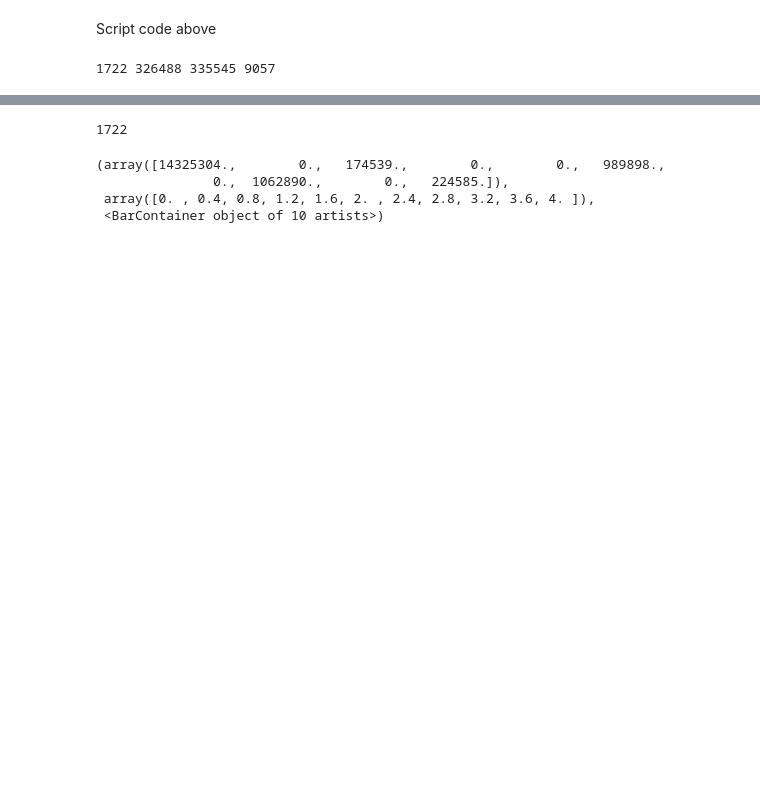
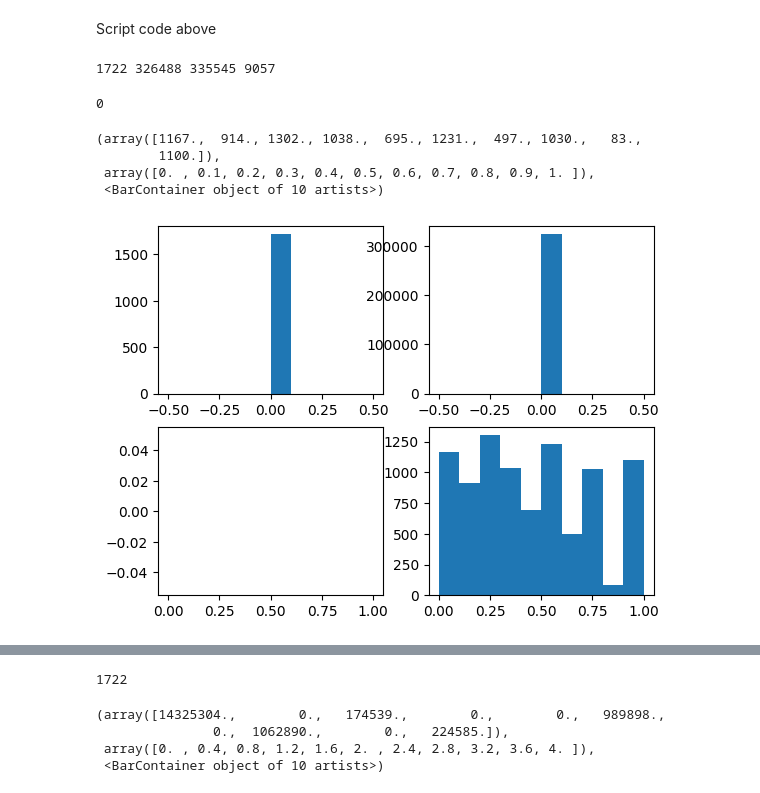
Before and after one commit to lgoldbach/rna_folding, a Jupyter notebook: analysis/evaluate_rna_folding.ipynb, the cells around one changed output, grey strips where cells are left out. Saved outputs shown, nothing was run; the diff lists cells and outputs as text; code cells hidden in the pictures; blank space fills up the shorter version.

```diff
--- a/analysis/evaluate_rna_folding.ipynb
+++ b/analysis/evaluate_rna_folding.ipynb
@@ -17,14 +17,14 @@ gp_map = gpmap_to_dict(args.phenotypes, args.genotypes)
 with open(args.reference, "r") as ref:
     ref_dict = dict([line.strip().split() for line in ref])
 
-f1_scores = []
+f1_scores = {}
 f1_scores_avg = {}
 for query_seq in gp_map:
     ref_ss = ref_dict[query_seq]
     # loop over suboptimal strucs and compare to ref
     f1 = [f1_score(ref_ss, query_ss)
             for query_ss in gp_map[query_seq]]
-    f1_scores.append(f1)
+    f1_scores[query_seq] = f1
     f1_scores_avg[query_seq] = np.mean(f1)
 
 f1_score_avg_no_zero = [i for i in f1_scores_avg.values() if i > 0]
@@ -48,3 +48,13 @@ for seq, score in f1_scores_avg.items():
 print(both_unfold_count, ref_unfold_count, len(gp_map), len(gp_map)-ref_unfold_count)
 # %% [output]
 1722 326488 335545 9057
+# %%
+unfolded_f1_score_over_zero = []
+for seq in unfolded_gts:
+    if f1_scores_avg[seq] > 0:
+        unfolded_f1_score_over_zero.append(seq)
+print(len(unfolded_f1_score_over_zero))
+
+# all unfolded have F1 score of zero
+# %% [output]
+0
@@ -50,0 +86,12 @@ print(both_unfold_count, ref_unfold_count, len(gp_map), len(gp_map)-ref_unfold_c
+# %%
+fig, ((ax1, ax2), (ax3, ax4)) = plt.subplots(nrows=2, ncols=2)
+ax1.hist([np.mean(i) for i in f1_scores_by_folding[0][0]])
+ax2.hist([np.mean(i) for i in f1_scores_by_folding[0][1]])
+ax3.hist([np.mean(i) for i in f1_scores_by_folding[1][0]])
+ax4.hist([np.mean(i) for i in f1_scores_by_folding[1][1]])
+# %% [output]
+(array([1167.,  914., 1302., 1038.,  695., 1231.,  497., 1030.,   83.,
+        1100.]),
+ array([0. , 0.1, 0.2, 0.3, 0.4, 0.5, 0.6, 0.7, 0.8, 0.9, 1. ]),
+ <BarContainer object of 10 artists>)
+[figure, added]
```
Also changed, not shown: parts of 8 cells of this notebook, 7 other files.
